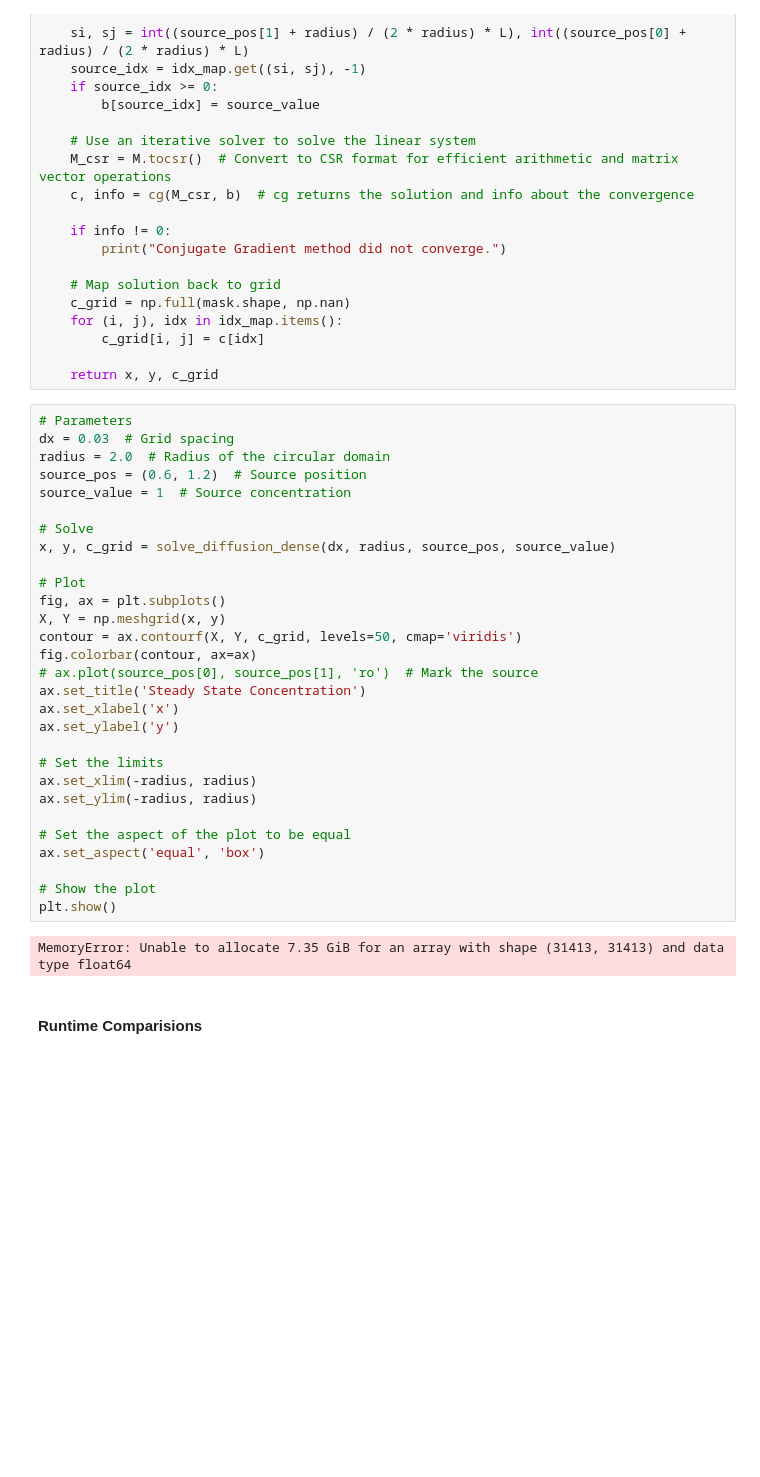
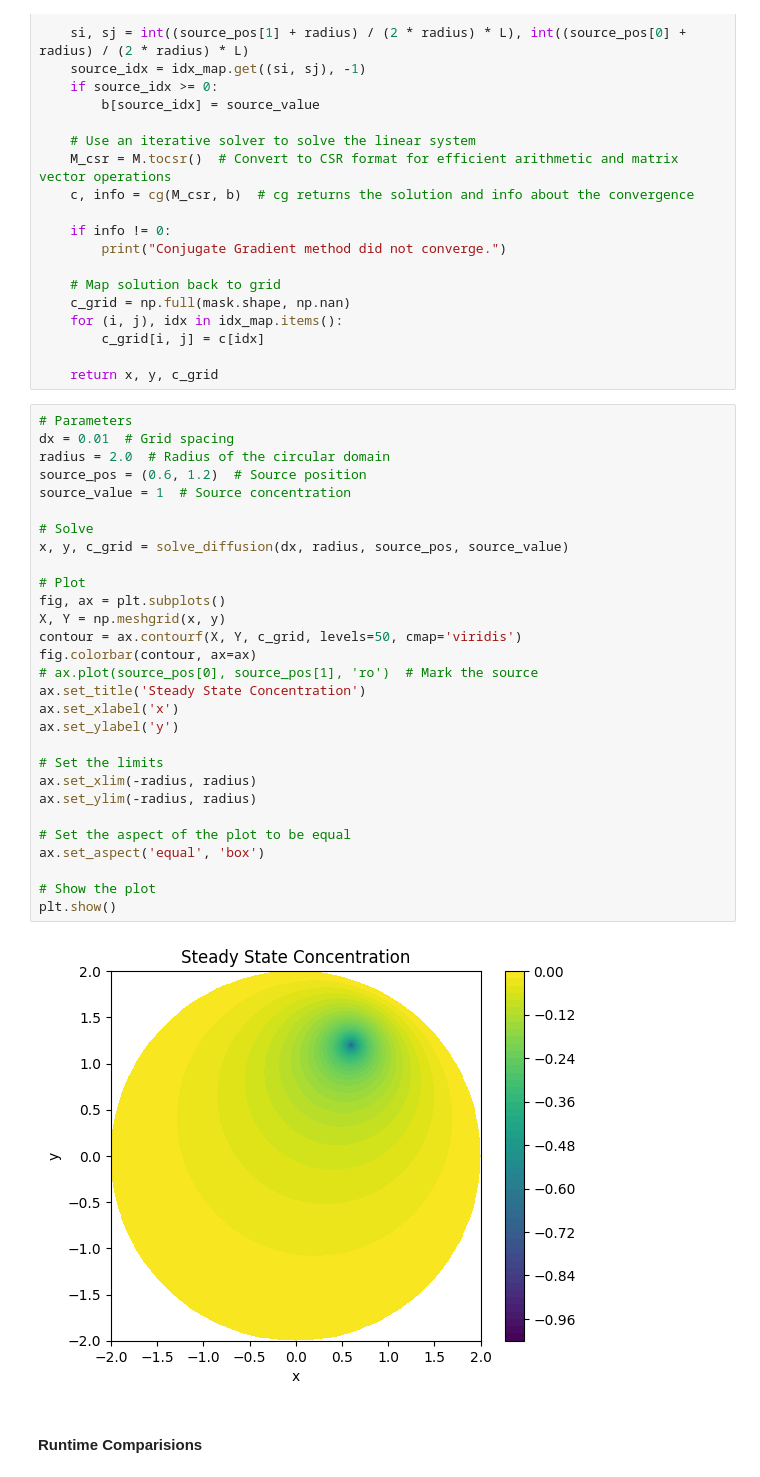
Before and after one commit to shreyaraghavendra/scientific-computing-group2, a Jupyter notebook: set3.ipynb, the cells around one changed output. Cells and saved outputs as stored; diff of their text form; blank space fills up the shorter version.

```diff
--- a/set3.ipynb
+++ b/set3.ipynb
@@ -328,35 +336,35 @@ def solve_diffusion_cg(dx, radius, source_pos, source_value):
     return x, y, c_grid
 # %%
 # Parameters
-dx = 0.03  # Grid spacing
+dx = 0.01  # Grid spacing
 radius = 2.0  # Radius of the circular domain
 source_pos = (0.6, 1.2)  # Source position
 source_value = 1  # Source concentration
 
 # Solve
-x, y, c_grid = solve_diffusion_dense(dx, radius, source_pos, source_value)
+x, y, c_grid = solve_diffusion(dx, radius, source_pos, source_value)
 
 # Plot
 fig, ax = plt.subplots()
 X, Y = np.meshgrid(x, y)
 contour = ax.contourf(X, Y, c_grid, levels=50, cmap='viridis')
 fig.colorbar(contour, ax=ax)
 # ax.plot(source_pos[0], source_pos[1], 'ro')  # Mark the source
 ax.set_title('Steady State Concentration')
 ax.set_xlabel('x')
 ax.set_ylabel('y')
 
 # Set the limits
 ax.set_xlim(-radius, radius)
 ax.set_ylim(-radius, radius)
 
 # Set the aspect of the plot to be equal
 ax.set_aspect('equal', 'box')
 
 # Show the plot
 plt.show()
 # %% [output]
-MemoryError: Unable to allocate 7.35 GiB for an array with shape (31413, 31413) and data type float64
+[figure, added]
 # %% [markdown]
 #### Runtime Comparisions
 # %%
```
Also changed, not shown: parts of 1 cell of this notebook.
